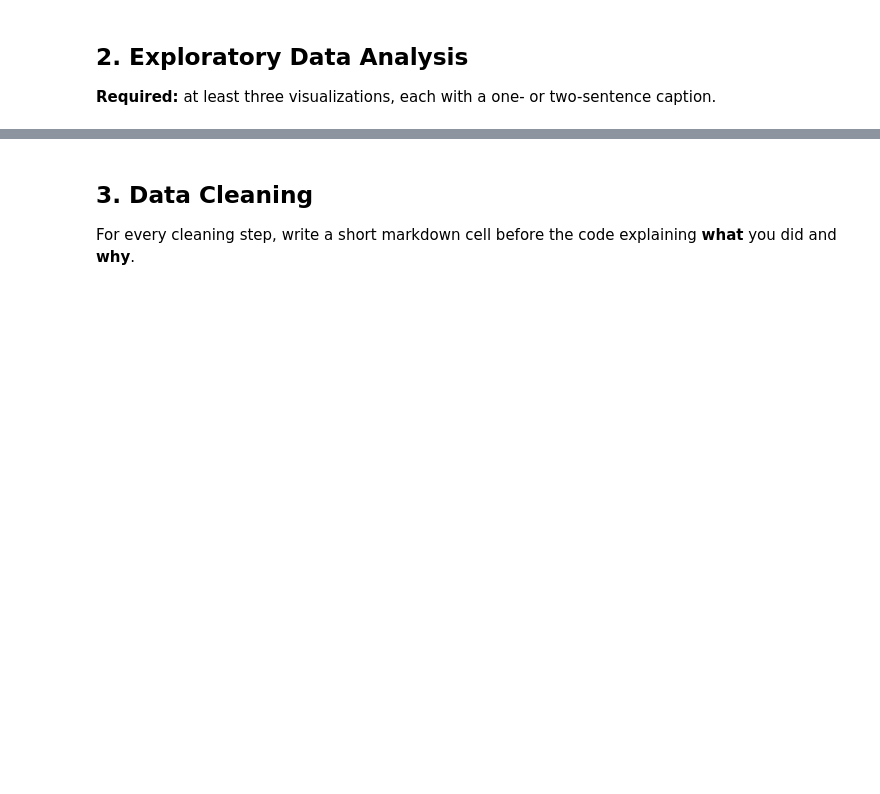
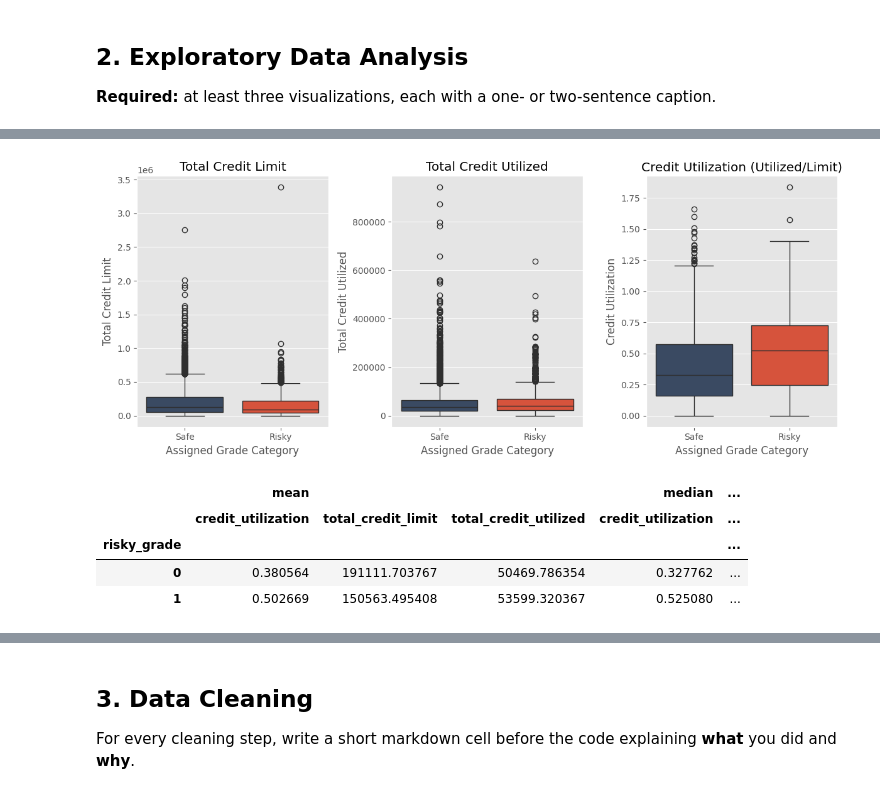
Before and after one commit to glitterdwarf/bana620_capstone, a Jupyter notebook: capstone_starter_notebook.ipynb, the cells around one changed output, grey strips where cells are left out. Saved outputs shown, nothing was run; the diff lists cells and outputs as text; code cells hidden in the pictures; blank space fills up the shorter version.

```diff
--- a/capstone_starter_notebook.ipynb
+++ b/capstone_starter_notebook.ipynb
@@ -117,0 +122,38 @@ plt.show()
+# %%
+# TODO: visualization 3 --- relationship between a numeric feature and the target
+
+loans['credit_utilization'] = loans['total_credit_utilized'] / loans['total_credit_limit']
+
+
+fig, axes = plt.subplots(1, 3, figsize=(12, 5))
+
+# Total Credit Limit
+sns.boxplot(data=loans, x='risky_grade', y='total_credit_limit', ax=axes[0], hue='risky_grade', legend=False)
+axes[0].set_title('Total Credit Limit')
+axes[0].set_xlabel('Assigned Grade Category')
+axes[0].set_ylabel('Total Credit Limit')
+axes[0].set_xticks([0,1], labels=['Safe','Risky'])
+
+sns.boxplot(data=loans, x='risky_grade', y='total_credit_utilized', ax=axes[1], hue='risky_grade', legend=False)
+axes[1].set_title('Total Credit Utilized')
+axes[1].set_xlabel('Assigned Grade Category')
+axes[1].set_ylabel('Total Credit Utilized')
+axes[1].set_xticks([0,1], labels=['Safe','Risky'])
+
+sns.boxplot(data=loans, x='risky_grade', y='credit_utilization', ax=axes[2], hue='risky_grade', legend=False)
+axes[2].set_title('Credit Utilization (Utilized/Limit)')
+axes[2].set_xlabel('Assigned Grade Category')
+axes[2].set_ylabel('Credit Utilization')
+axes[2].set_xticks([0,1], labels=['Safe','Risky'])
+
+plt.tight_layout()
+plt.show()
+
+pd.pivot_table(loans, index='risky_grade', values=['total_credit_limit', 'total_credit_utilized', 'credit_utilization'], aggfunc=['mean', 'median'])
+# %% [output]
+[figure, added]
+|  | mean |  |  | median | ... |
+|  | credit_utilization | total_credit_limit | total_credit_utilized | credit_utilization | ... |
+| risky_grade |  |  |  |  | ... |
+| 0 | 0.380564 | 191111.703767 | 50469.786354 | 0.327762 | ... |
+| 1 | 0.502669 | 150563.495408 | 53599.320367 | 0.525080 | ... |
```
Also changed, not shown: parts of 13 cells of this notebook.
